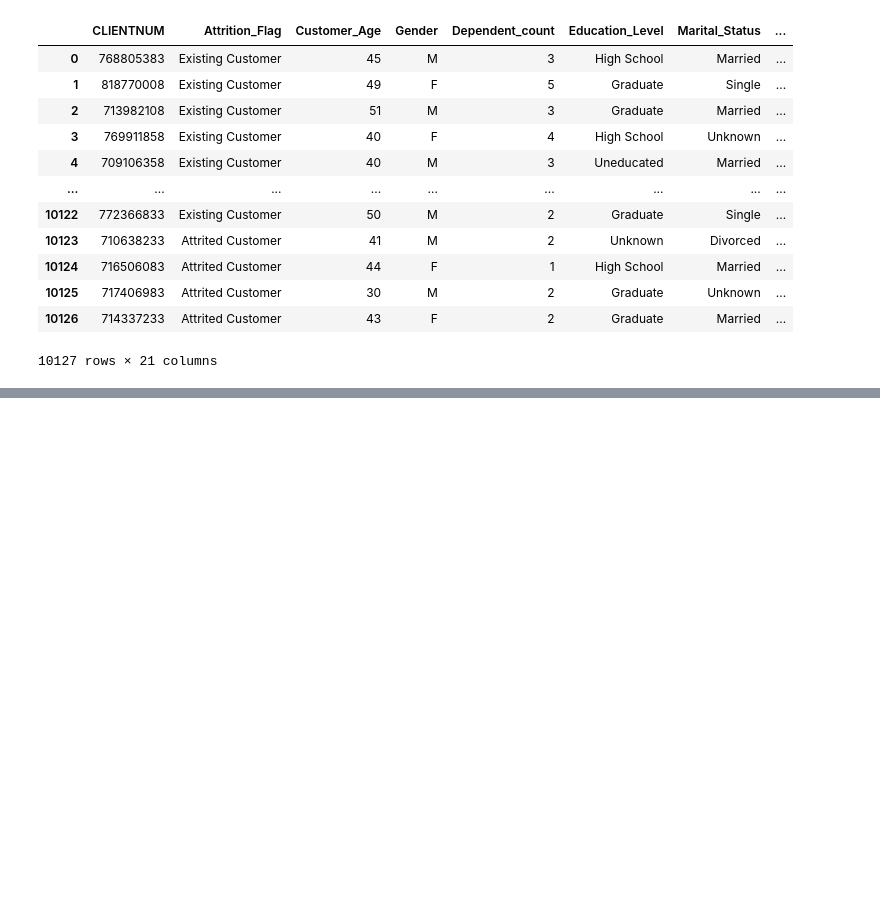
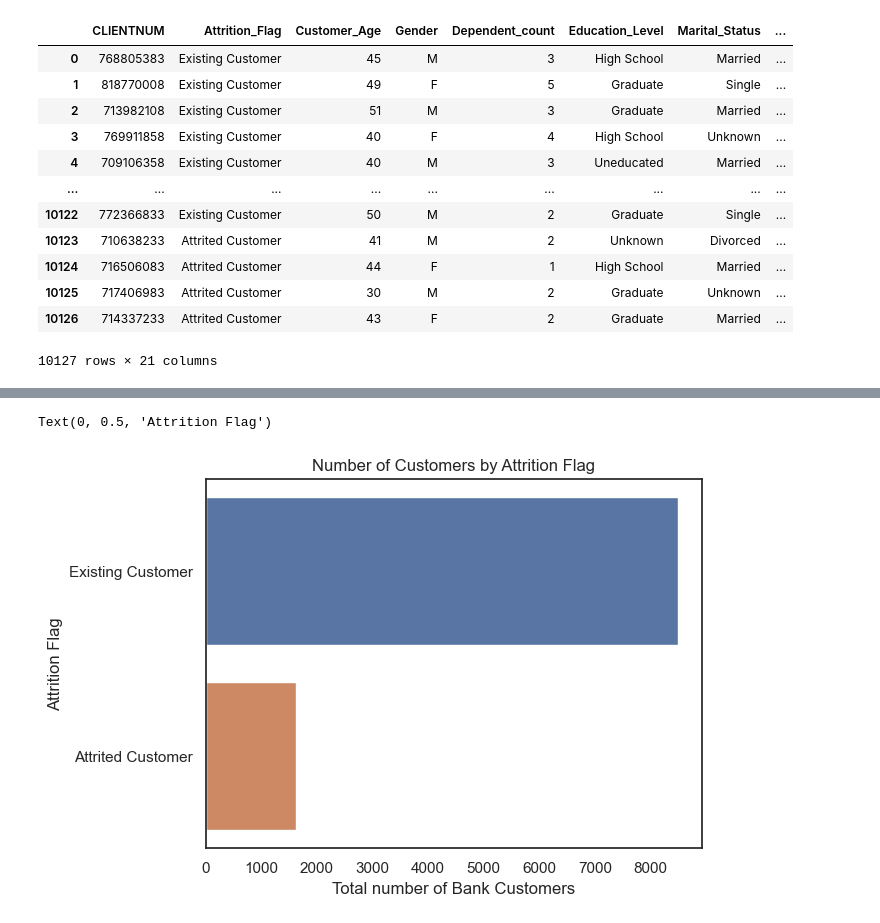
Before and after one commit to ubco-W2022T2-data301/project-group-group-20, a Jupyter notebook: analysis/analysis2.ipynb, the cells around one changed output, grey strips where cells are left out. Cells and saved outputs as stored; diff of their text form; code cells hidden in the pictures; blank space fills up the shorter version.

```diff
--- a/analysis/analysis2.ipynb
+++ b/analysis/analysis2.ipynb
@@ -50,0 +97,9 @@ df0
+# %%
+sns.set_theme(style="white", font_scale= 1)
+sns.countplot(data=df, y = 'Attrition_Flag')
+plt.title("Number of Customers by Attrition Flag")
+plt.xlabel("Total number of Bank Customers")
+plt.ylabel("Attrition Flag")
+# %% [output]
+Text(0, 0.5, 'Attrition Flag')
+[figure, added]
```
Also changed, not shown: parts of 8 cells of this notebook.
